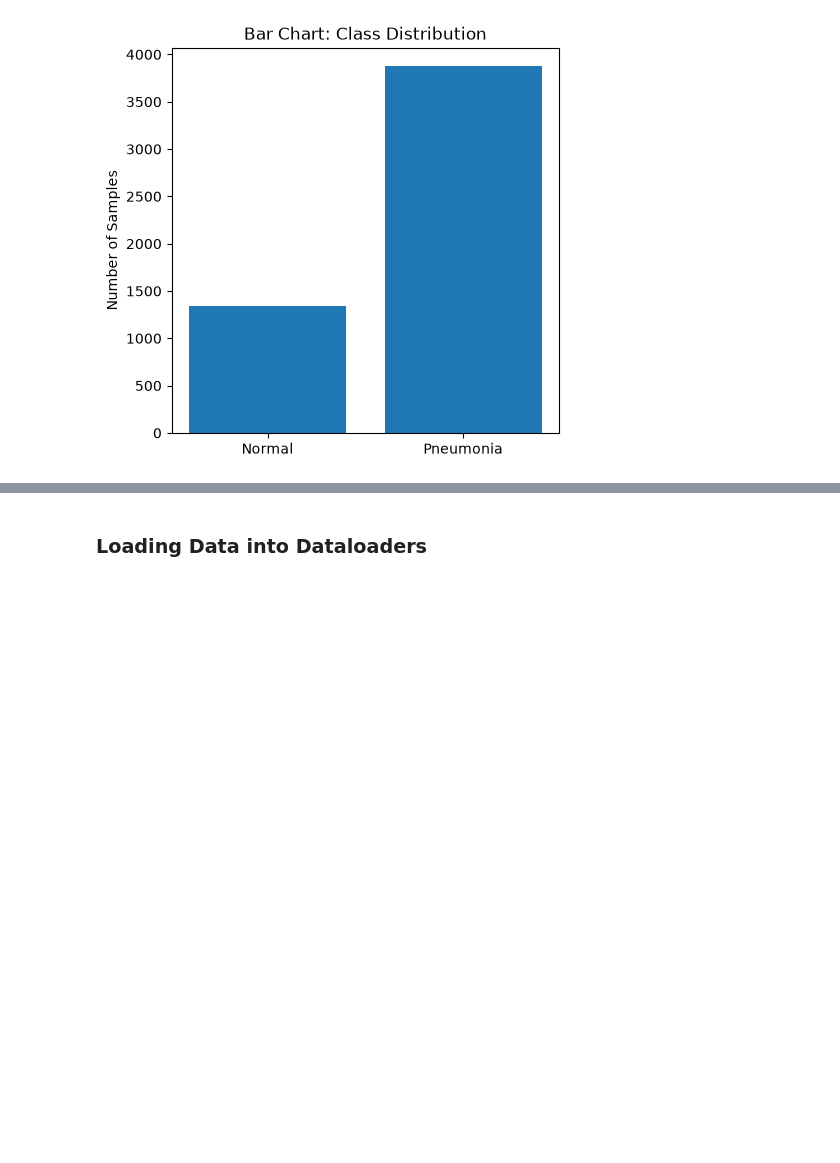
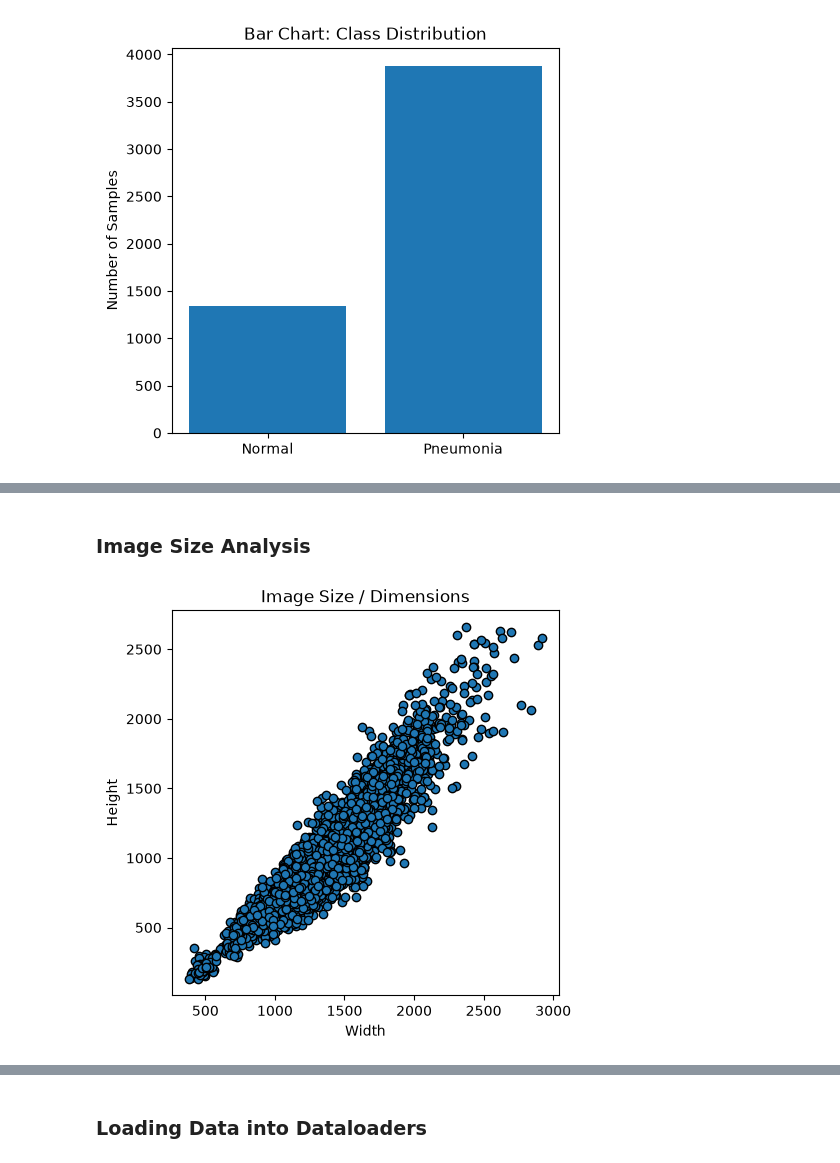
Before and after one commit to ShrDar/Pneumonia-Classifier-CNN, a Jupyter notebook: backend/notebooks/pneumonia_classifier_pytorch.ipynb, the cells around one changed output, grey strips where cells are left out. Saved outputs shown, nothing was run; the diff lists cells and outputs as text; code cells hidden in the pictures; blank space fills up the shorter version.

```diff
--- a/backend/notebooks/pneumonia_classifier_pytorch.ipynb
+++ b/backend/notebooks/pneumonia_classifier_pytorch.ipynb
@@ -127,0 +142,24 @@ for i in range(2):
+# %% [markdown]
+### Image Size Analysis
+# %%
+sizes = []
+
+for path, _ in full_train_dataset.samples:
+
+    with Image.open(path) as img:
+        sizes.append(img.size)
+
+widths = [x[0] for x in sizes]
+heights = [x[1] for x in sizes]
+
+plt.figure(figsize=(5, 5))
+plt.title("Image Size / Dimensions")
+
+plt.scatter(widths, heights, edgecolor = "#000")
+plt.xlabel("Width")
+plt.ylabel("Height")
+plt.axis("equal")
+
+plt.show()
+# %% [output]
+[figure, added]
```
Also changed, not shown: parts of 30 cells of this notebook.
